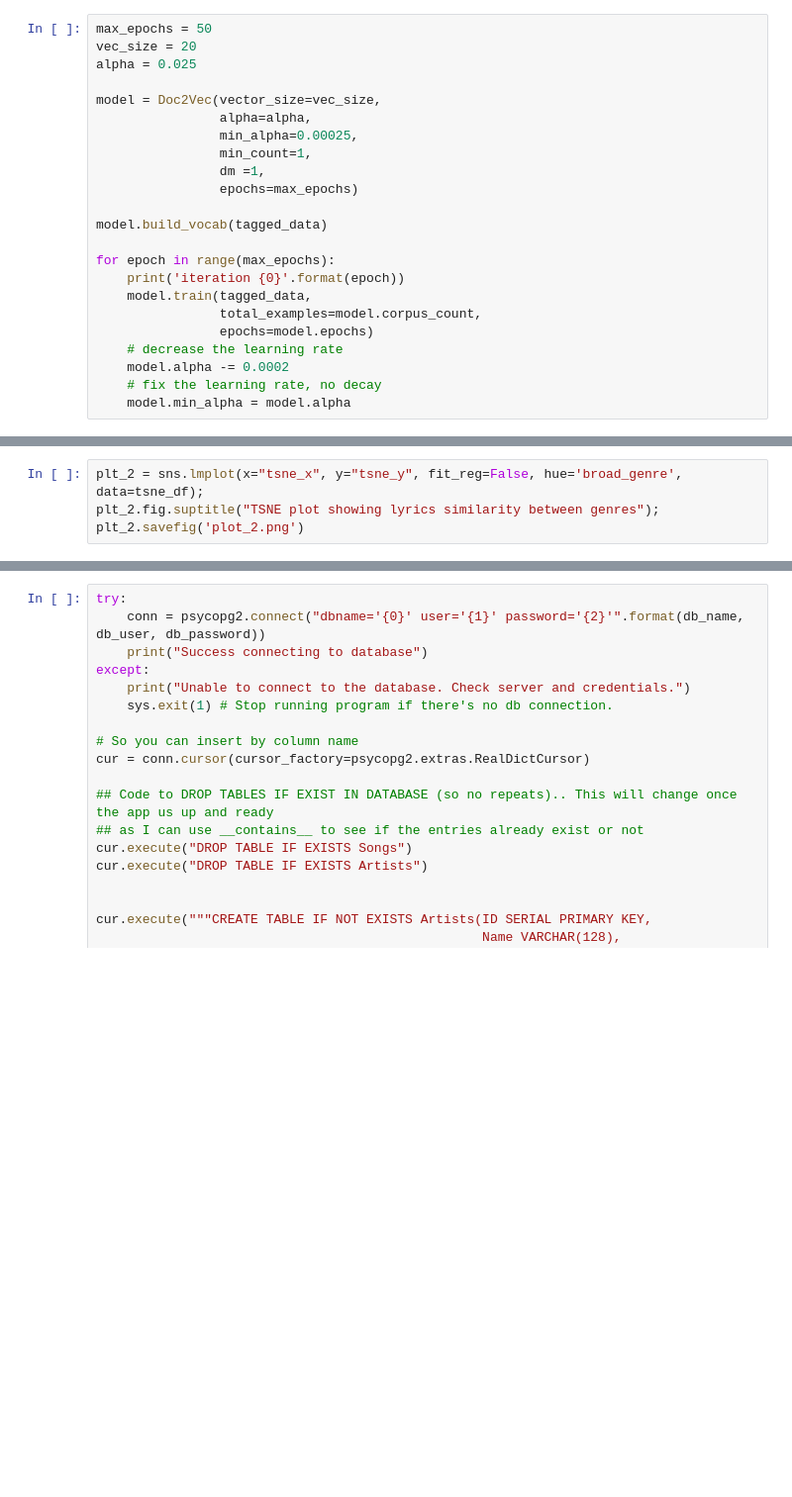
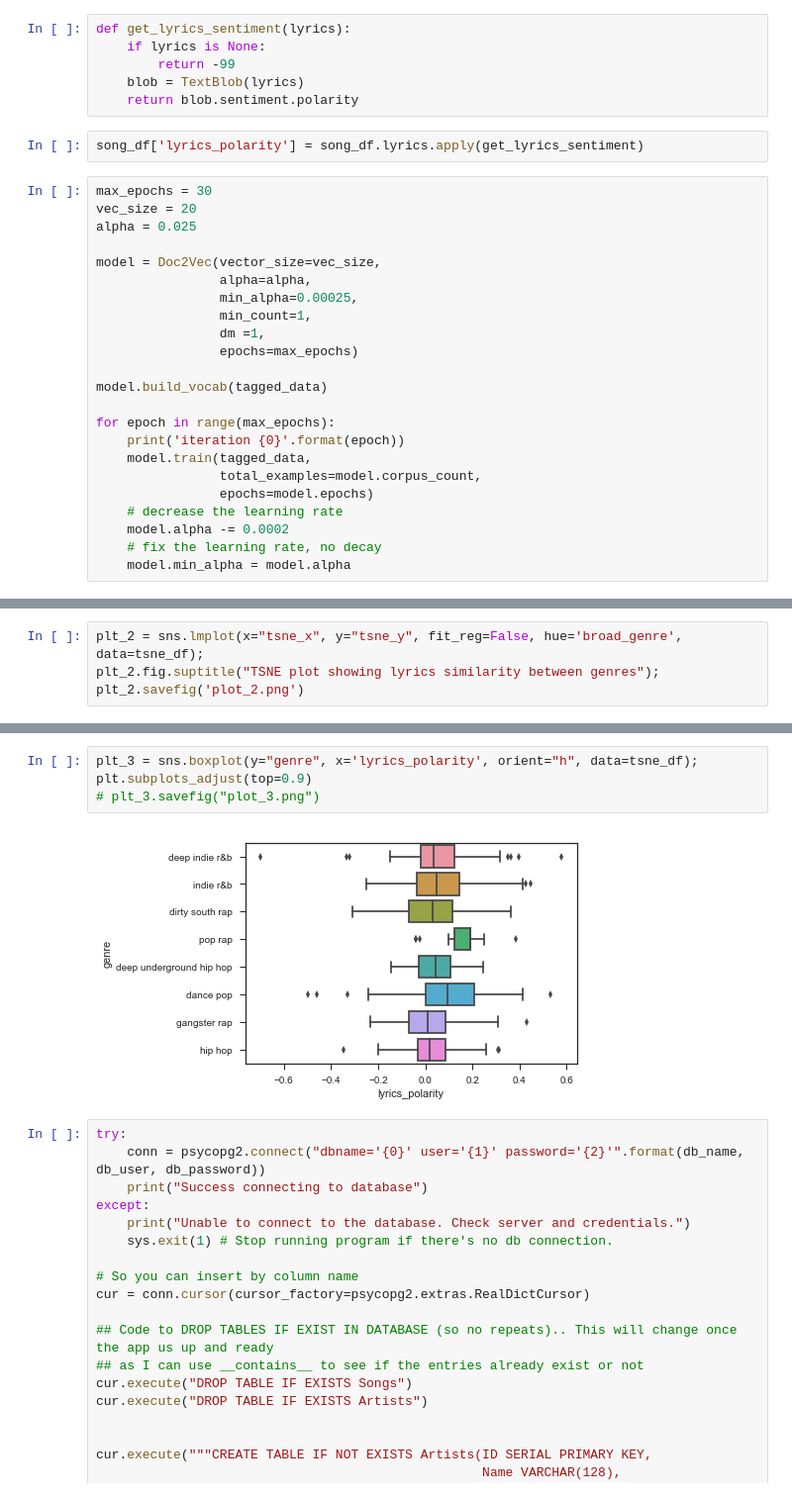
Before and after one commit to jarvmiller/tdi_application, a Jupyter notebook: song_eda.ipynb, the cells around one changed output, grey strips where cells are left out. Shown at 99% size. Saved outputs shown, nothing was run; the diff lists cells and outputs as text; blank space fills up the shorter version.

Commit message:
added func to get lyrics sentiment

```diff
--- a/song_eda.ipynb
+++ b/song_eda.ipynb
@@ -59,8 +68,16 @@ for artist in songs.keys():
         song_li.append(df)
 # %%
 song_df = pd.concat(song_li)
+# %%
+def get_lyrics_sentiment(lyrics):
+    if lyrics is None:
+        return -99
+    blob = TextBlob(lyrics)
+    return blob.sentiment.polarity
+# %%
+song_df['lyrics_polarity'] = song_df.lyrics.apply(get_lyrics_sentiment)
 # %%
-max_epochs = 50
+max_epochs = 30
 vec_size = 20
 alpha = 0.025
 
@@ -110,3 +168,9 @@ plt_2.savefig('plot_2.png')
+# %%
+plt_3 = sns.boxplot(y="genre", x='lyrics_polarity', orient="h", data=tsne_df);
+plt.subplots_adjust(top=0.9)
+# plt_3.savefig("plot_3.png")
+# %% [output]
+[figure, added]
 # %%
 try:
     conn = psycopg2.connect("dbname='{0}' user='{1}' password='{2}'".format(db_name, db_user, db_password))
```
Also changed, not shown: parts of 12 cells of this notebook.
